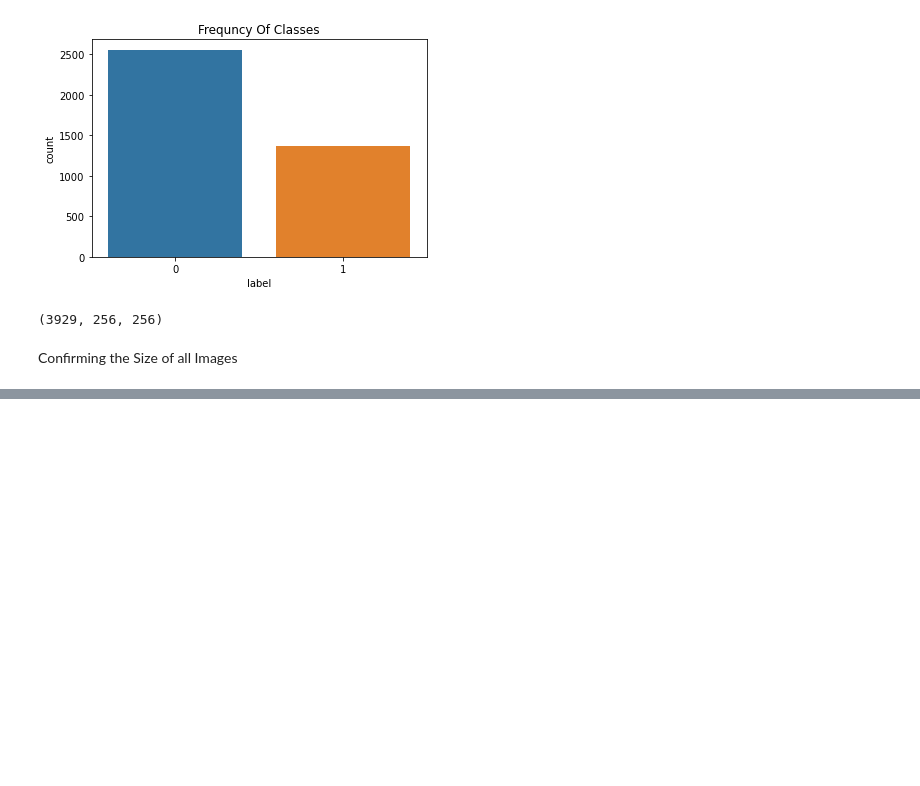
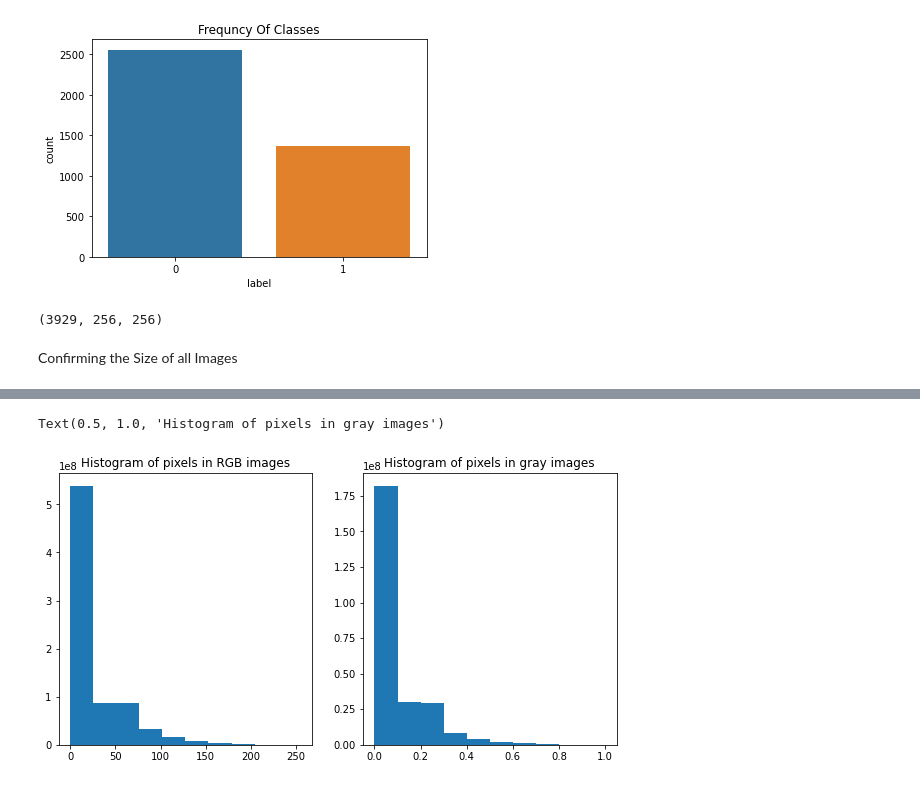
Before and after one commit to FgSurewin/Brain_Tumor_Project, a Jupyter notebook: notebooks/Niloufar_notebook.ipynb, the cells around one changed output, grey strips where cells are left out. Cells and saved outputs as stored; diff of their text form; code cells hidden in the pictures; blank space fills up the shorter version.

```diff
--- a/notebooks/Niloufar_notebook.ipynb
+++ b/notebooks/Niloufar_notebook.ipynb
@@ -115,0 +131,9 @@ def show_image_and_mask(img_path, mask_path):
+# %%
+fig, axes = plt.subplots(nrows=1, ncols=2, figsize=(10,5))
+rgb_pixel_hist = axes[0].hist(List_of_images.reshape(-1))
+gray_pixel_hist = axes[1].hist(List_gray_images.reshape(-1))
+axes[0].set_title("Histogram of pixels in RGB images")
+axes[1].set_title("Histogram of pixels in gray images")
+# %% [output]
+Text(0.5, 1.0, 'Histogram of pixels in gray images')
+[figure, added]
```
Also changed, not shown: parts of 4 cells of this notebook.
